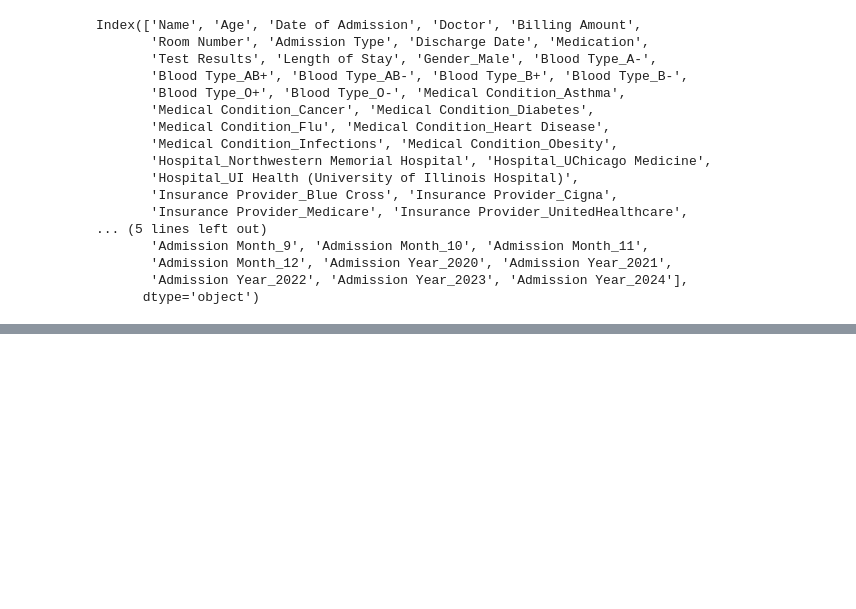
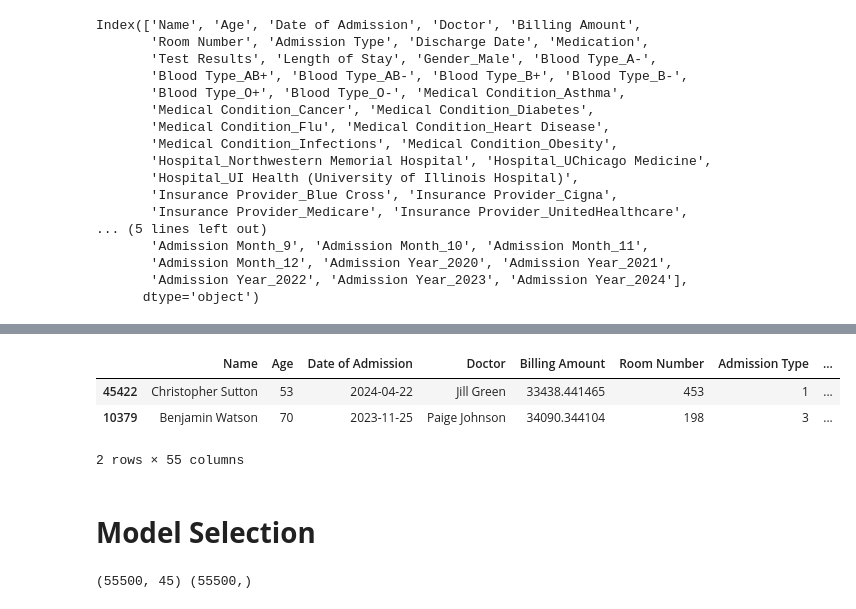
Before and after one commit to Srikhanth14/Data_Analysis_Projects, a Jupyter notebook: HealthCare_Resource_Optimization.ipynb, the cells around one changed output, grey strips where cells are left out. Cells and saved outputs as stored; diff of their text form; code cells hidden in the pictures; blank space fills up the shorter version.

```diff
--- a/HealthCare_Resource_Optimization.ipynb
+++ b/HealthCare_Resource_Optimization.ipynb
@@ -420,0 +423,4 @@ Index(['Name', 'Age', 'Date of Admission', 'Doctor', 'Billing Amount',
+# %%
+#Encoding the Target Feature by using Label Encoding i,e Mapping Function
+Admission_Type_Mapping = {'Emergency': 0, 'Elective': 1, 'Urgent': 2,'Routine':3}
+Encoded_Data['Admission Type'] = Encoded_Data['Admission Type'].map(Admission_Type_Mapping)
@@ -420,0 +437,9 @@ Index(['Name', 'Age', 'Date of Admission', 'Doctor', 'Billing Amount',
+# %%
+Encoded_Data.sample(2)
+# %% [output]
+|  | Name | Age | Date of Admission | Doctor | Billing Amount | Room Number | Admission Type | ... |
+| 45422 | Christopher Sutton | 53 | 2024-04-22 | Jill Green | 33438.441465 | 453 | 1 | ... |
+| 10379 | Benjamin Watson | 70 | 2023-11-25 | Paige Johnson | 34090.344104 | 198 | 3 | ... |
+2 rows × 55 columns
+# %% [markdown]
+# **Model Selection**
@@ -420,0 +456,4 @@ Index(['Name', 'Age', 'Date of Admission', 'Doctor', 'Billing Amount',
+# %%
+print(x.shape,y.shape)
+# %% [output]
+(55500, 45) (55500,)
```
Also changed, not shown: parts of 15 cells of this notebook.
